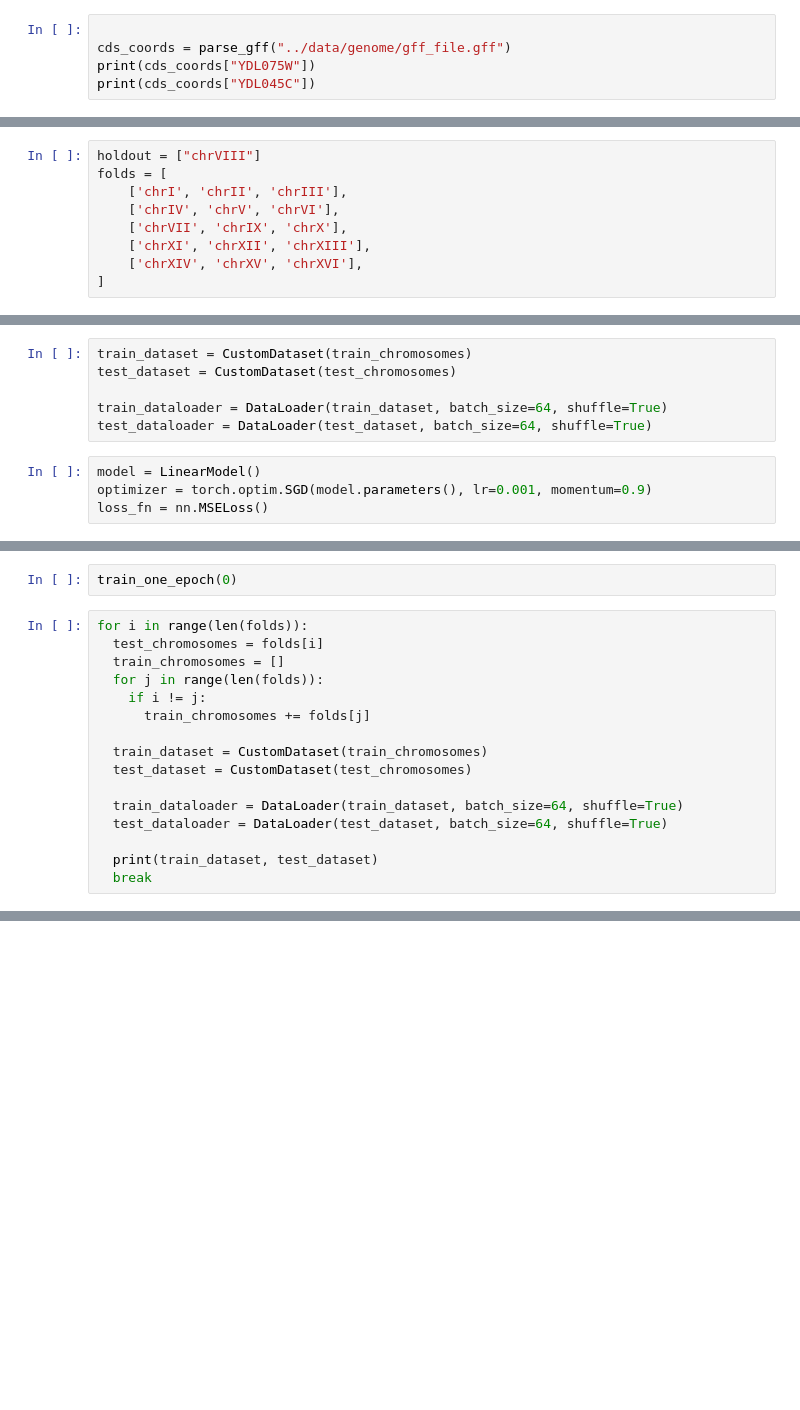
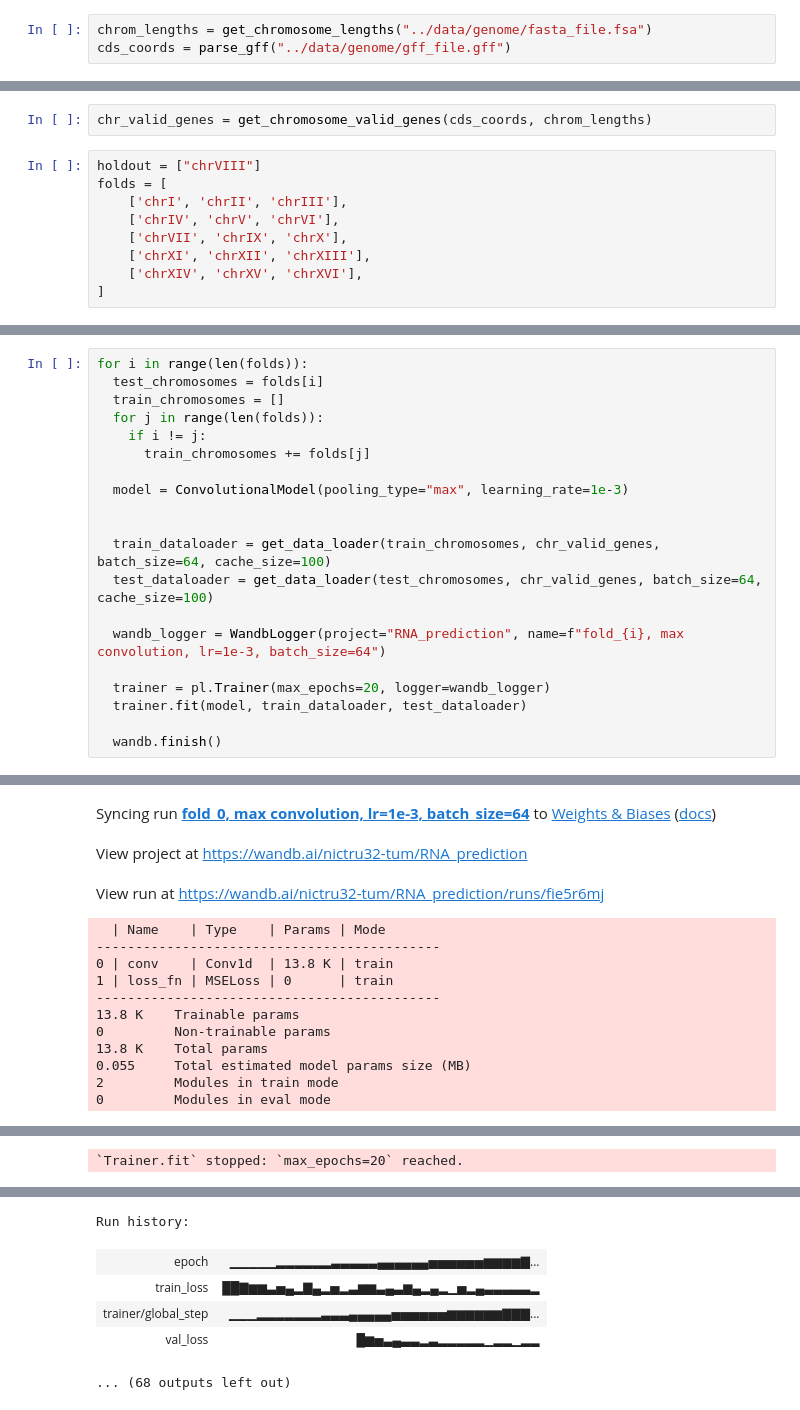
Before and after one commit to realhexiheng/ml4rg2025, a Jupyter notebook: src/RNA_prediction.ipynb, the cells around one changed output, grey strips where cells are left out. Cells and saved outputs as stored; diff of their text form; blank space fills up the shorter version.

Commit message:
Add baseline model

```diff
--- a/src/RNA_prediction.ipynb
+++ b/src/RNA_prediction.ipynb
@@ -25,5 +22,3 @@ for seq in SeqIO.parse("../data/genome/fasta_file.fsa", "fasta"):
 # %%
-
+chrom_lengths = get_chromosome_lengths("../data/genome/fasta_file.fsa")
 cds_coords = parse_gff("../data/genome/gff_file.gff")
-print(cds_coords["YDL075W"])
-print(cds_coords["YDL045C"])
@@ -66,3 +25,5 @@ chromosome_genes['chrI'][:5]
+# %%
+chr_valid_genes = get_chromosome_valid_genes(cds_coords, chrom_lengths)
 # %%
 holdout = ["chrVIII"]
 folds = [
@@ -103,10 +42,0 @@ class LinearModel(nn.Module):
-# %%
-train_dataset = CustomDataset(train_chromosomes)
-test_dataset = CustomDataset(test_chromosomes)
-
-train_dataloader = DataLoader(train_dataset, batch_size=64, shuffle=True)
-test_dataloader = DataLoader(test_dataset, batch_size=64, shuffle=True)
-# %%
-model = LinearModel()
-optimizer = torch.optim.SGD(model.parameters(), lr=0.001, momentum=0.9)
-loss_fn = nn.MSELoss()
@@ -148,5 +43,3 @@ def train_one_epoch(epoch_index):
-# %%
-train_one_epoch(0)
 # %%
 for i in range(len(folds)):
   test_chromosomes = folds[i]
@@ -155,11 +48,16 @@ for i in range(len(folds)):
     if i != j:
       train_chromosomes += folds[j]
 
-  train_dataset = CustomDataset(train_chromosomes)
-  test_dataset = CustomDataset(test_chromosomes)
+  model = ConvolutionalModel(pooling_type="max", learning_rate=1e-3)
 
-  train_dataloader = DataLoader(train_dataset, batch_size=64, shuffle=True)
-  test_dataloader = DataLoader(test_dataset, batch_size=64, shuffle=True)
 
-  print(train_dataset, test_dataset)
-  break
+  train_dataloader = get_data_loader(train_chromosomes, chr_valid_genes, batch_size=64, cache_size=100)
+  test_dataloader = get_data_loader(test_chromosomes, chr_valid_genes, batch_size=64, cache_size=100)
+
+  wandb_logger = WandbLogger(project="RNA_prediction", name=f"fold_{i}, max convolution, lr=1e-3, batch_size=64")
+
+  trainer = pl.Trainer(max_epochs=20, logger=wandb_logger)
+  trainer.fit(model, train_dataloader, test_dataloader)
+
+  wandb.finish()
+# %% [output]
@@ -165,0 +70,14 @@ for i in range(len(folds)):
+Syncing run fold_0, max convolution, lr=1e-3, batch_size=64 to Weights & Biases (docs)
+View project at https://wandb.ai/nictru32-tum/RNA_prediction
+View run at https://wandb.ai/nictru32-tum/RNA_prediction/runs/fie5r6mj
+  | Name    | Type    | Params | Mode
+--------------------------------------------
+0 | conv    | Conv1d  | 13.8 K | train
+1 | loss_fn | MSELoss | 0      | train
+--------------------------------------------
+13.8 K    Trainable params
+0         Non-trainable params
+13.8 K    Total params
+0.055     Total estimated model params size (MB)
+2         Modules in train mode
+0         Modules in eval mode
@@ -165,0 +85 @@ for i in range(len(folds)):
+`Trainer.fit` stopped: `max_epochs=20` reached.
@@ -165,0 +87,6 @@ for i in range(len(folds)):
+Run history:
+| epoch | ▁▁▁▁▁▂▂▂▂▂▂▃▃▃▃▃▄▄▄▄▄▄▅▅▅▅▅▅▆▆▆▆▇... |
+| train_loss | ██▇▆▆▃▅▄▂▇▄▂▅▂▃▆▆▃▄▃▆▄▂▄▂▁▅▂▄▃▃▃▃▃▂ |
+| trainer/global_step | ▁▁▁▂▂▂▂▂▂▂▃▃▃▄▄▄▄▄▅▅▅▅▅▅▆▆▆▆▆▆▇▇▇... |
+| val_loss | █▆▅▃▄▃▃▂▃▂▂▂▂▂▁▂▂▁▂▂ |
+... (68 outputs left out)
```
Also changed, not shown: parts of 35 cells of this notebook, 7 other files.
